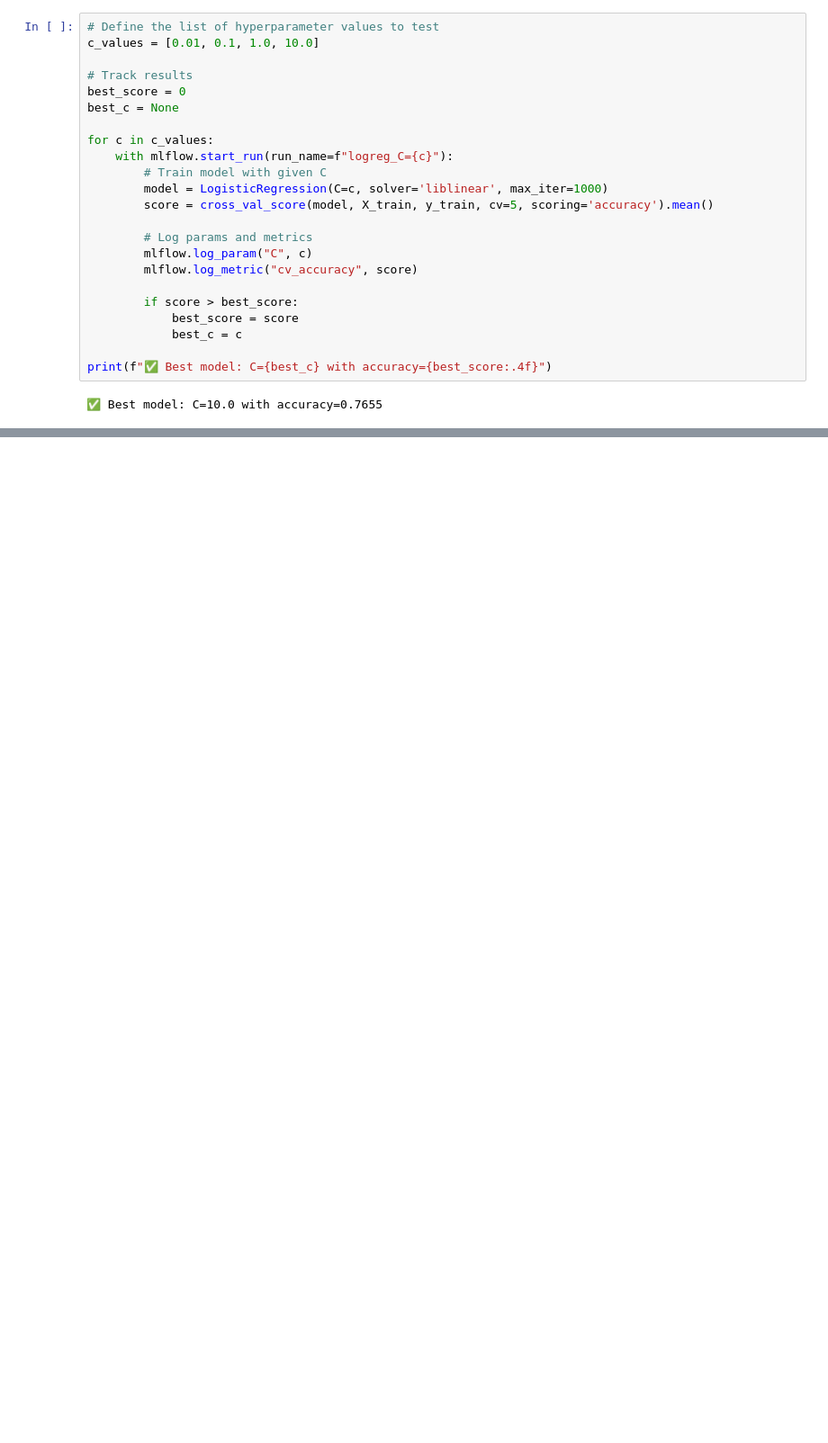
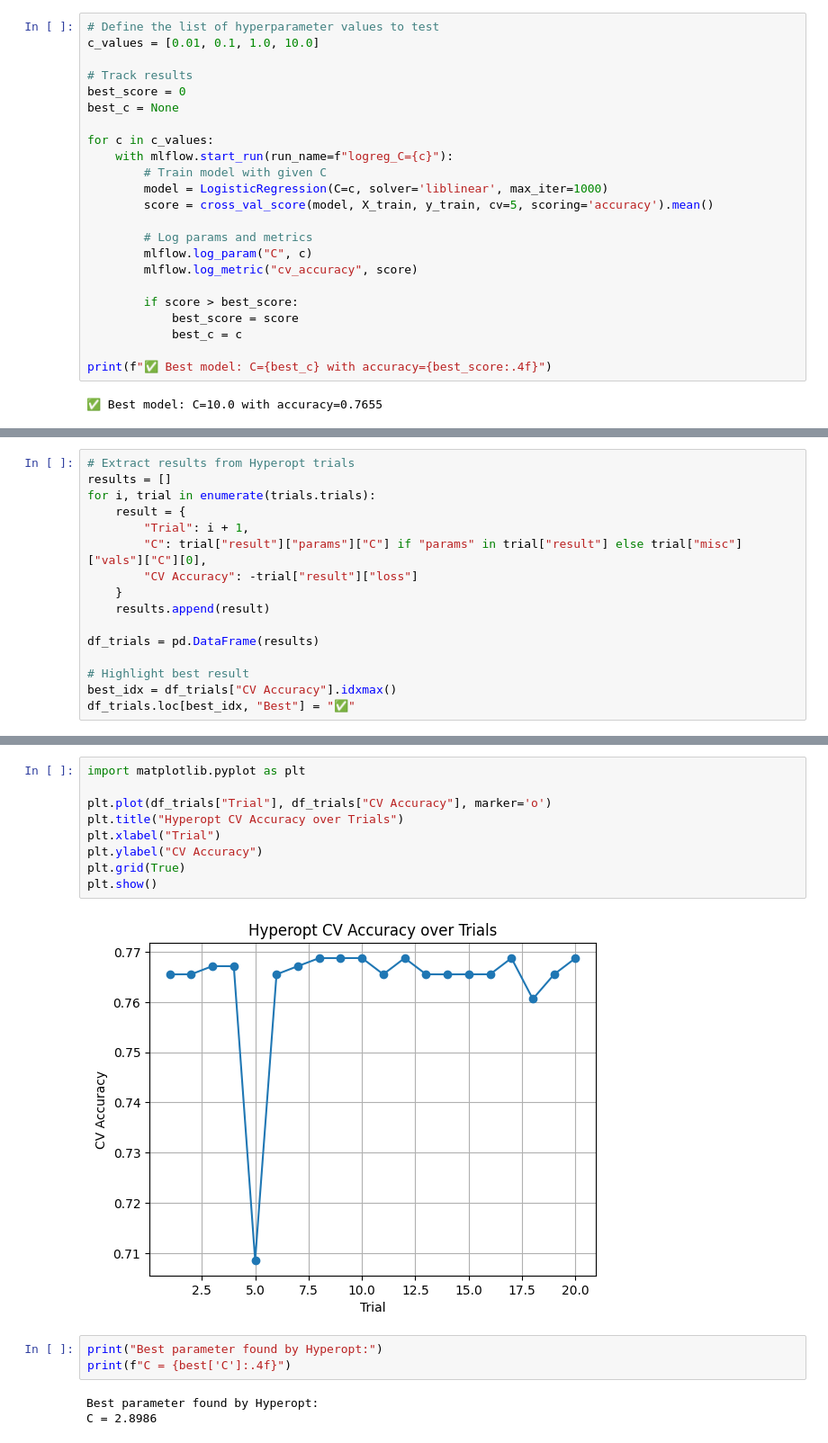
Before and after one commit to aysukocaoglu/diabetes-prediction-app, a Jupyter notebook: notebooks/03_hyperparameter_tuning.ipynb, the cells around one changed output, grey strips where cells are left out. Shown at 90% size. Cells and saved outputs as stored; diff of their text form; blank space fills up the shorter version.

Commit message:
optimize model with Hyperopt and log runs
finalize export with simulated monitoring

```diff
--- a/notebooks/03_hyperparameter_tuning.ipynb
+++ b/notebooks/03_hyperparameter_tuning.ipynb
@@ -137,0 +122,16 @@ print("✅ Best hyperparameter from Hyperopt:", best)
+# %%
+# Extract results from Hyperopt trials
+results = []
+for i, trial in enumerate(trials.trials):
+    result = {
+        "Trial": i + 1,
+        "C": trial["result"]["params"]["C"] if "params" in trial["result"] else trial["misc"]["vals"]["C"][0],
+        "CV Accuracy": -trial["result"]["loss"]
+    }
+    results.append(result)
+
+df_trials = pd.DataFrame(results)
+
+# Highlight best result
+best_idx = df_trials["CV Accuracy"].idxmax()
+df_trials.loc[best_idx, "Best"] = "✅"
@@ -137,0 +158,17 @@ print("✅ Best hyperparameter from Hyperopt:", best)
+# %%
+import matplotlib.pyplot as plt
+
+plt.plot(df_trials["Trial"], df_trials["CV Accuracy"], marker='o')
+plt.title("Hyperopt CV Accuracy over Trials")
+plt.xlabel("Trial")
+plt.ylabel("CV Accuracy")
+plt.grid(True)
+plt.show()
+# %% [output]
+[figure, added]
+# %%
+print("Best parameter found by Hyperopt:")
+print(f"C = {best['C']:.4f}")
+# %% [output]
+Best parameter found by Hyperopt:
+C = 2.8986
```
Also changed, not shown: parts of 5 cells of this notebook, 1 other file.
